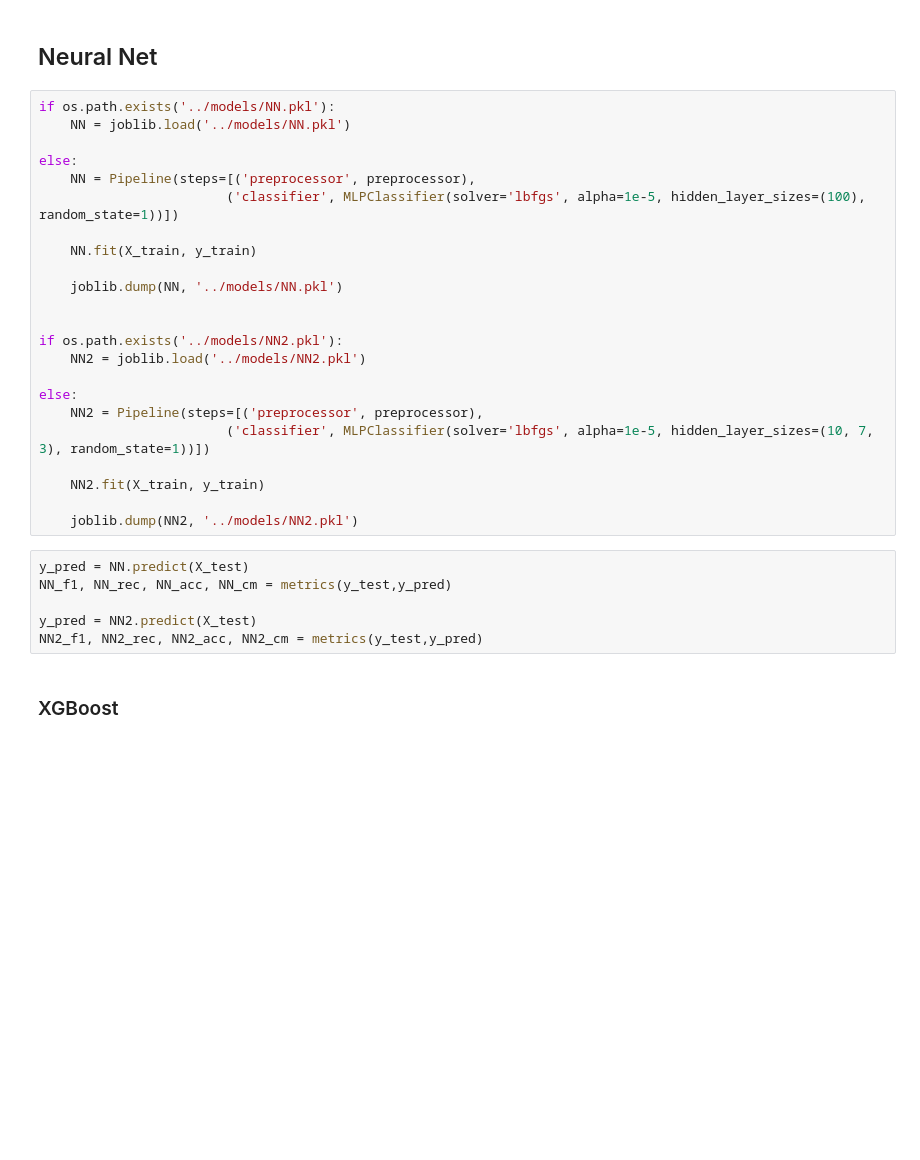
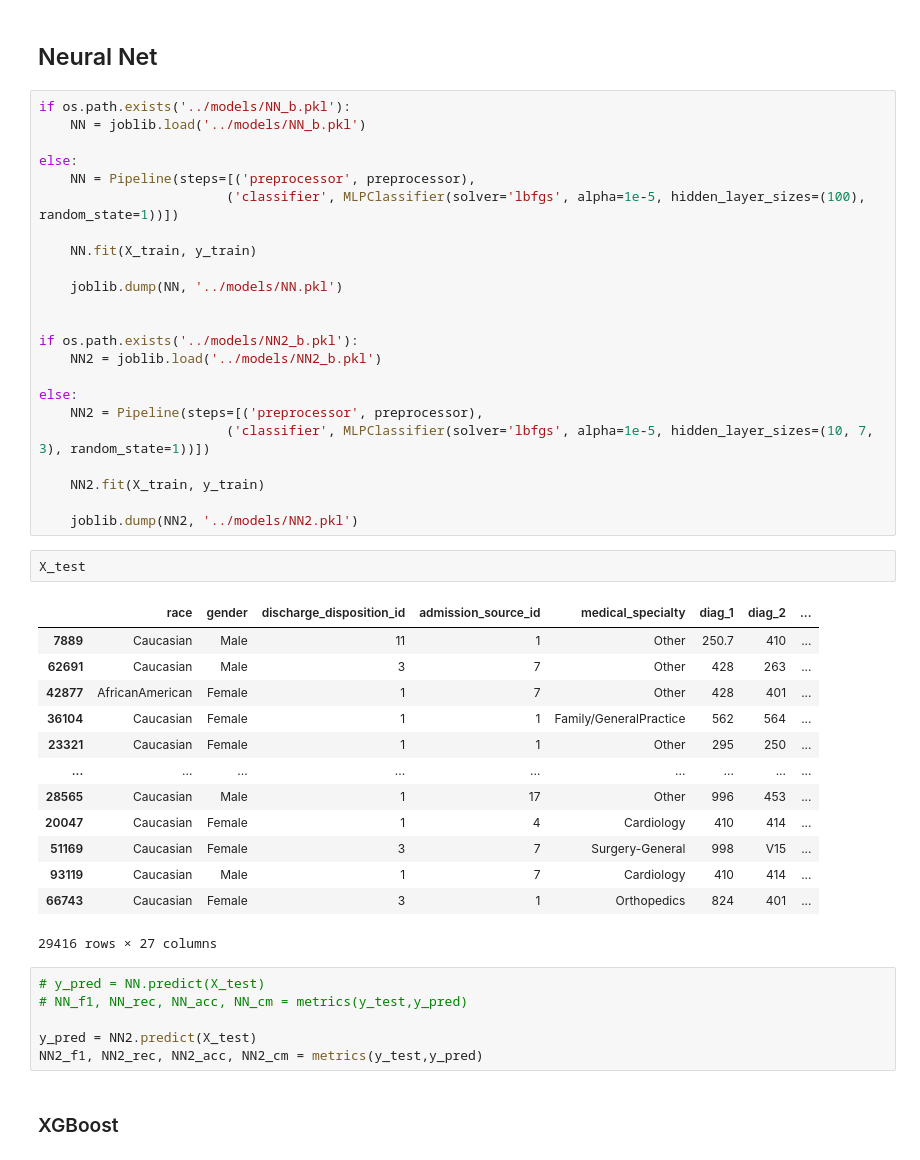
Before and after one commit to caarbelaezg/diabetes-problem, a Jupyter notebook: notebooks/predictive_models.ipynb, the cells around one changed output. Drawn from its saved outputs; the diff is of its cells as text; blank space fills up the shorter version.

Commit message:
updated predictive models

```diff
--- a/notebooks/predictive_models.ipynb
+++ b/notebooks/predictive_models.ipynb
@@ -174,8 +178,8 @@ pd.DataFrame(columns = ['feature', 'importance'], data = fi).plot.barh(x='featur
 # %% [markdown]
 ## Neural Net
 # %%
-if os.path.exists('../models/NN.pkl'):
-    NN = joblib.load('../models/NN.pkl')
+if os.path.exists('../models/NN_b.pkl'):
+    NN = joblib.load('../models/NN_b.pkl')
 
 else:
     NN = Pipeline(steps=[('preprocessor', preprocessor),
@@ -186,8 +190,8 @@ else:
     joblib.dump(NN, '../models/NN.pkl')
 
 
-if os.path.exists('../models/NN2.pkl'):
-    NN2 = joblib.load('../models/NN2.pkl')
+if os.path.exists('../models/NN2_b.pkl'):
+    NN2 = joblib.load('../models/NN2_b.pkl')
 
 else:
     NN2 = Pipeline(steps=[('preprocessor', preprocessor),
@@ -196,9 +200,25 @@ else:
     NN2.fit(X_train, y_train)
 
     joblib.dump(NN2, '../models/NN2.pkl')
+# %%
+X_test
+# %% [output]
+|  | race | gender | discharge_disposition_id | admission_source_id | medical_specialty | diag_1 | diag_2 | ... |
+| 7889 | Caucasian | Male | 11 | 1 | Other | 250.7 | 410 | ... |
+| 62691 | Caucasian | Male | 3 | 7 | Other | 428 | 263 | ... |
+| 42877 | AfricanAmerican | Female | 1 | 7 | Other | 428 | 401 | ... |
+| 36104 | Caucasian | Female | 1 | 1 | Family/GeneralPractice | 562 | 564 | ... |
+| 23321 | Caucasian | Female | 1 | 1 | Other | 295 | 250 | ... |
+| ... | ... | ... | ... | ... | ... | ... | ... | ... |
+| 28565 | Caucasian | Male | 1 | 17 | Other | 996 | 453 | ... |
+| 20047 | Caucasian | Female | 1 | 4 | Cardiology | 410 | 414 | ... |
+| 51169 | Caucasian | Female | 3 | 7 | Surgery-General | 998 | V15 | ... |
+| 93119 | Caucasian | Male | 1 | 7 | Cardiology | 410 | 414 | ... |
+| 66743 | Caucasian | Female | 3 | 1 | Orthopedics | 824 | 401 | ... |
+29416 rows × 27 columns
 # %%
-y_pred = NN.predict(X_test)
-NN_f1, NN_rec, NN_acc, NN_cm = metrics(y_test,y_pred)
+# y_pred = NN.predict(X_test)
+# NN_f1, NN_rec, NN_acc, NN_cm = metrics(y_test,y_pred)
 
 y_pred = NN2.predict(X_test)
 NN2_f1, NN2_rec, NN2_acc, NN2_cm = metrics(y_test,y_pred)
```
Also changed, not shown: parts of 16 cells of this notebook.
